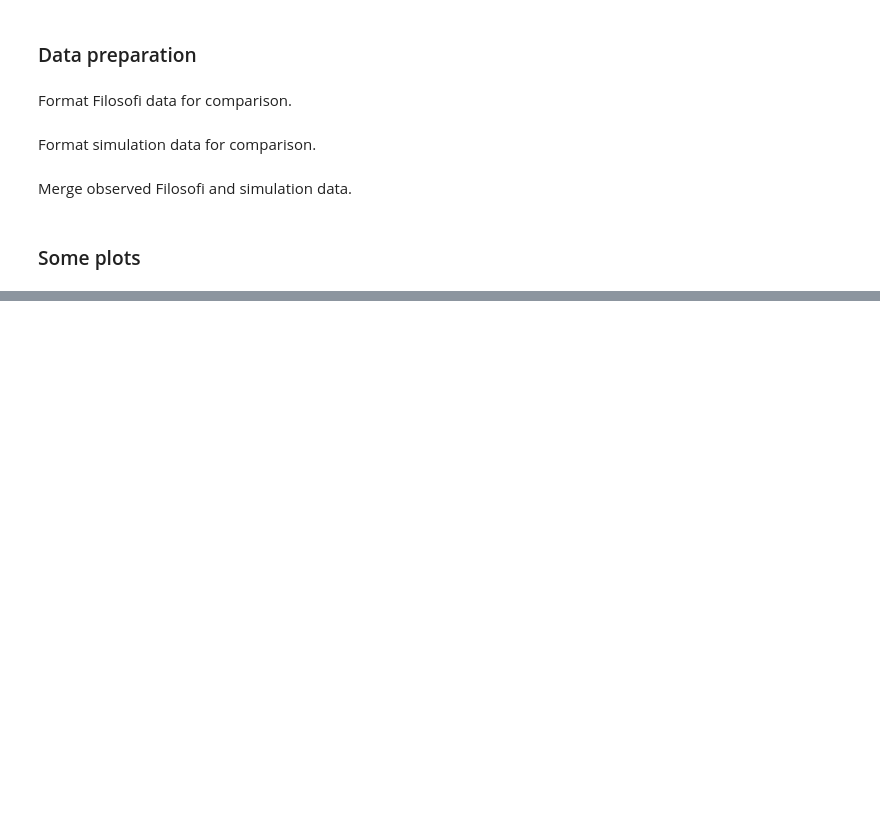
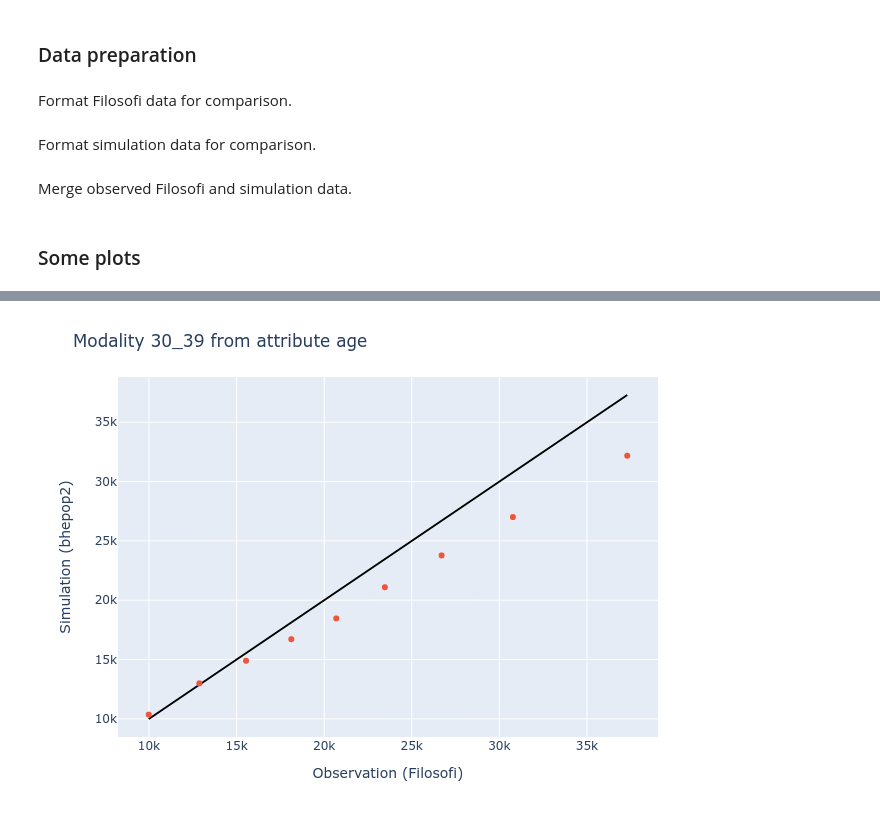
Before and after one commit to tellae/bhepop2, a Jupyter notebook: examples/demo.ipynb, the cells around one changed output, grey strips where cells are left out. Drawn from its saved outputs; the diff is of its cells as text; code cells hidden in the pictures; blank space fills up the shorter version.

```diff
--- a/examples/demo.ipynb
+++ b/examples/demo.ipynb
@@ -166,3 +172,5 @@ plot_analysis(df_analysis, "ownership", "Tenant")
 # %%
-plot_analysis(df_analysis, "age", "30_39")
+Image(plot_analysis(df_analysis, "age", "30_39").to_image())
+# %% [output]
+[figure, added]
 # %%
```
Also changed, not shown: parts of 5 cells of this notebook.
